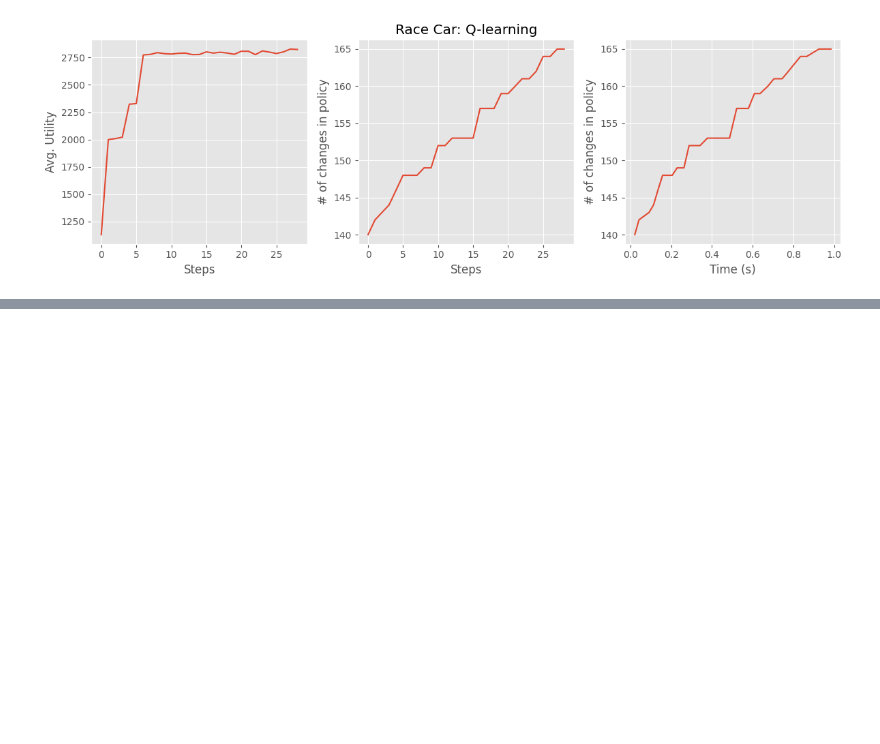
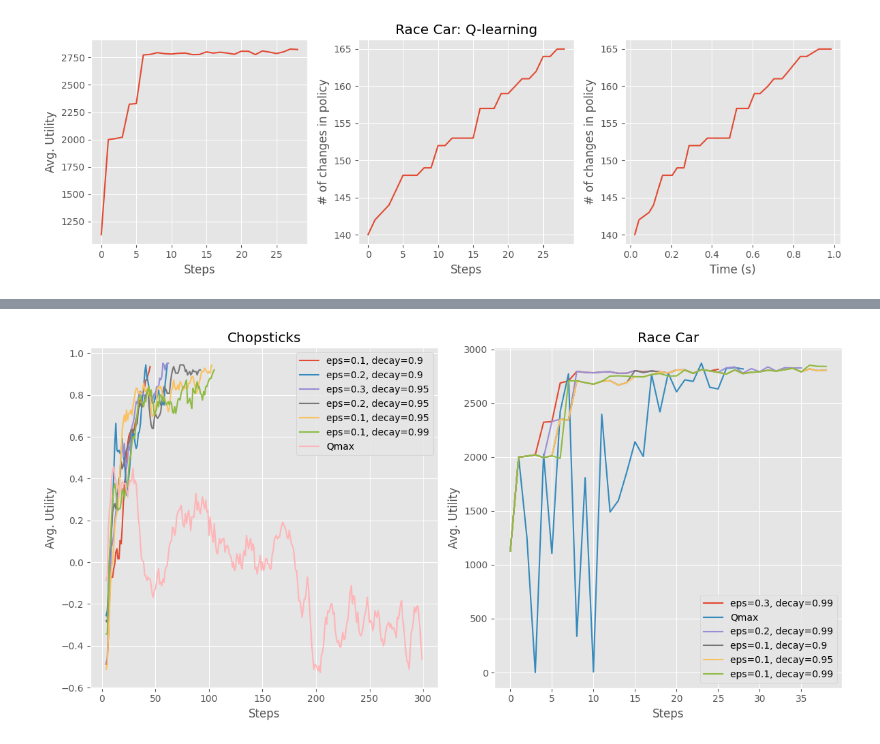
Before and after one commit to vinitjogani/mdp-solvers, a Jupyter notebook: experiments.ipynb, the cells around one changed output, grey strips where cells are left out. Cells and saved outputs as stored; diff of their text form; code cells hidden in the pictures; blank space fills up the shorter version.

```diff
--- a/experiments.ipynb
+++ b/experiments.ipynb
@@ -317,0 +380,16 @@ chopsticks_image(V13, axs)
+# %%
+chopsticks_q_eps = {}
+
+for i, eps in enumerate([0.1, 0.2, 0.3]):
+    for j, eps_decay in enumerate([0.9, 0.95, 0.99]):
+        print(i,j)
+        fix_seed()
+        env = environments.Chopsticks(12, 0.9)
+        V, P, C, R, T, _ = solver.q_learning(env, iters=300, eps=eps, lr=0.1, rsims=50, eps_decay=eps_decay, replay_size=1_000_000, min_reward=0.95)
+        chopsticks_q_eps[(eps, eps_decay)] = R
+
+
+fix_seed()
+env = environments.Chopsticks(12, 0.9)
+V, P, C, R, T, _ = solver.q_learning(env, iters=300, eps=0, min_eps=0, lr=0.1, rsims=50, eps_decay=1, replay_size=1_000_000, min_reward=0.95, init=10)
+chopsticks_q_eps[(0, 0)] = R
@@ -317,0 +414,33 @@ chopsticks_image(V13, axs)
+# %%
+fig, axs = plt.subplots(ncols=2, figsize=(12,6))
+
+for k, rewards in sorted(chopsticks_q_eps.items(), key=lambda x: len(x[1]))[:6]:
+    if k == (0,0):
+        continue
+    else:
+        eps, eps_decay = k
+        label = f"eps={eps}, decay={eps_decay}"
+    axs[0].plot(pd.Series(rewards).rolling(5).mean(), label=label)
+axs[0].plot(pd.Series(chopsticks_q_eps[(0,0)]).rolling(5).mean(), label="Qmax")
+
+axs[0].legend();
+axs[0].set_title("Chopsticks")
+axs[0].set_xlabel('Steps')
+axs[0].set_ylabel("Avg. Utility")
+
+
+for k, rewards in sorted(racecar_q_eps.items(), key=lambda x: len(x[1]))[:6]:
+    if k == (0,0):
+        label = "Qmax"
+    else:
+        eps, eps_decay = k
+        label = f"eps={eps}, decay={eps_decay}"
+    axs[1].plot(rewards, label=label)
+axs[1].legend()
+axs[1].set_title("Race Car")
+axs[1].set_xlabel('Steps')
+axs[1].set_ylabel("Avg. Utility");
+
+fig.tight_layout()
+# %% [output]
+[figure, added]
```
Also changed, not shown: parts of 8 cells of this notebook, 1 other file.
